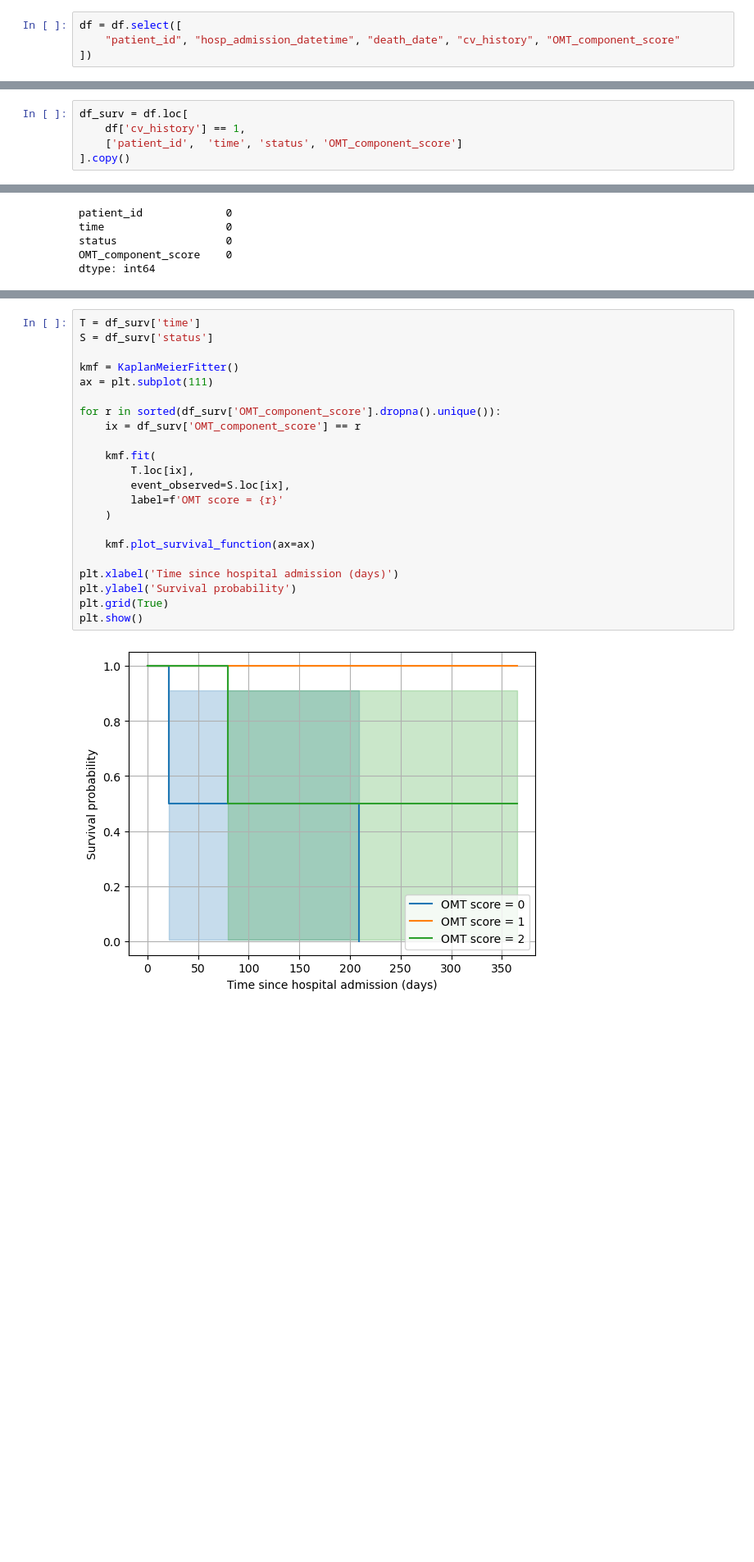
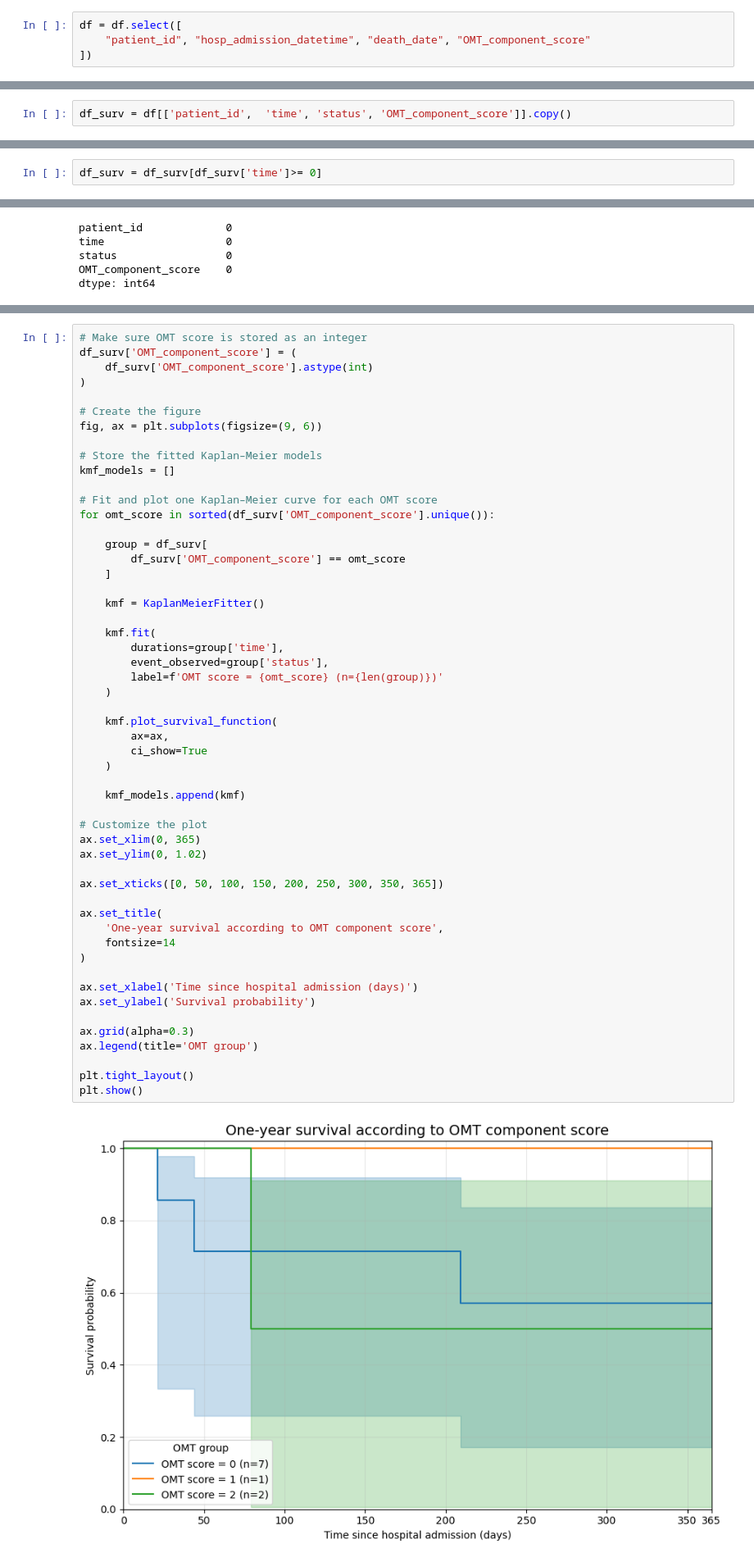
Before and after one commit to Arefeasd/server_patient_cohort, a Jupyter notebook: survival_analysis/km_OMT.ipynb, the cells around one changed output, grey strips where cells are left out. Shown at 82% size. Cells and saved outputs as stored; diff of their text form; blank space fills up the shorter version.

```diff
--- a/survival_analysis/km_OMT.ipynb
+++ b/survival_analysis/km_OMT.ipynb
@@ -39,5 +16,5 @@ shape: (1, 33)
 # %%
 df = df.select([
-    "patient_id", "hosp_admission_datetime", "death_date", "cv_history", "OMT_component_score"
+    "patient_id", "hosp_admission_datetime", "death_date", "OMT_component_score"
 ])
 # %%
@@ -97,8 +70,5 @@ df.head()
 # %%
-df_surv = df.loc[
-    df['cv_history'] == 1,
-    ['patient_id',  'time', 'status', 'OMT_component_score']
-].copy()
+df_surv = df[['patient_id',  'time', 'status', 'OMT_component_score']].copy()
 # %%
 df_surv.head()
 # %% [output]
@@ -111,3 +85,5 @@ df_surv.head()
+# %%
+df_surv = df_surv[df_surv['time']>= 0]
 # %%
 df_surv.isna().sum()
 # %% [output]
@@ -123,24 +99,55 @@ array([2, 1, 0], dtype=int8)
 # %%
-T = df_surv['time']
-S = df_surv['status']
+# Make sure OMT score is stored as an integer
+df_surv['OMT_component_score'] = (
+    df_surv['OMT_component_score'].astype(int)
+)
 
-kmf = KaplanMeierFitter()
-ax = plt.subplot(111)
+# Create the figure
+fig, ax = plt.subplots(figsize=(9, 6))
 
-for r in sorted(df_surv['OMT_component_score'].dropna().unique()):
-    ix = df_surv['OMT_component_score'] == r
+# Store the fitted Kaplan–Meier models
+kmf_models = []
+
+# Fit and plot one Kaplan–Meier curve for each OMT score
+for omt_score in sorted(df_surv['OMT_component_score'].unique()):
+
+    group = df_surv[
+        df_surv['OMT_component_score'] == omt_score
+    ]
+
+    kmf = KaplanMeierFitter()
 
     kmf.fit(
-        T.loc[ix],
-        event_observed=S.loc[ix],
-        label=f'OMT score = {r}'
+        durations=group['time'],
+        event_observed=group['status'],
+        label=f'OMT score = {omt_score} (n={len(group)})'
     )
 
-    kmf.plot_survival_function(ax=ax)
+    kmf.plot_survival_function(
+        ax=ax,
+        ci_show=True
+    )
 
-plt.xlabel('Time since hospital admission (days)')
-plt.ylabel('Survival probability')
-plt.grid(True)
+    kmf_models.append(kmf)
+
+# Customize the plot
+ax.set_xlim(0, 365)
+ax.set_ylim(0, 1.02)
+
+ax.set_xticks([0, 50, 100, 150, 200, 250, 300, 350, 365])
+
+ax.set_title(
+    'One-year survival according to OMT component score',
+    fontsize=14
+)
+
+ax.set_xlabel('Time since hospital admission (days)')
+ax.set_ylabel('Survival probability')
+
+ax.grid(alpha=0.3)
+ax.legend(title='OMT group')
+
+plt.tight_layout()
 plt.show()
 # %% [output]
-[figure, old version]
+[figure, new version]
```
Also changed, not shown: parts of 9 cells of this notebook, 1 other file.
